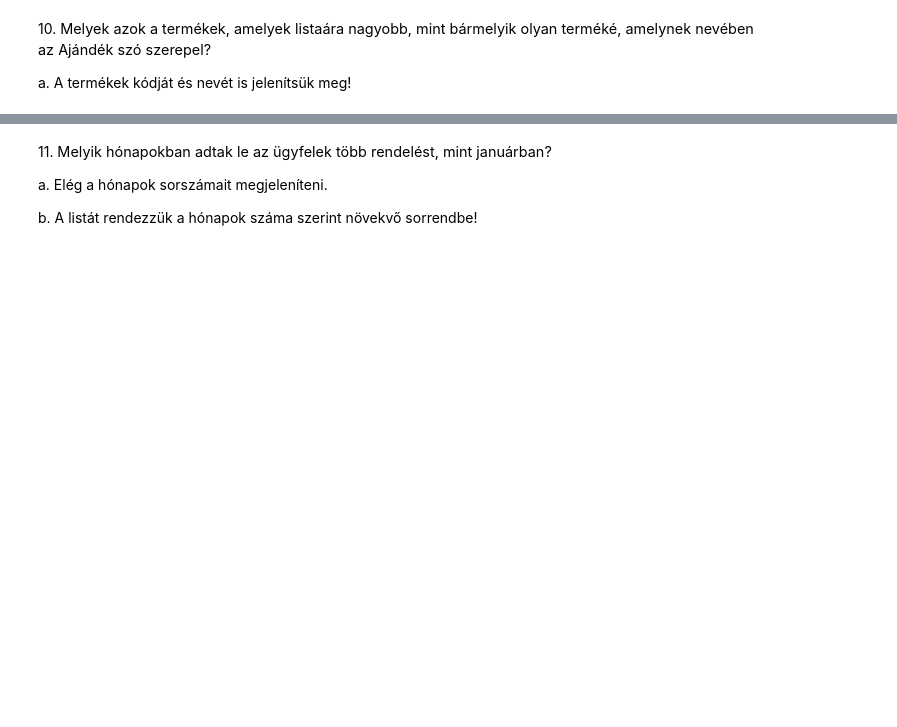
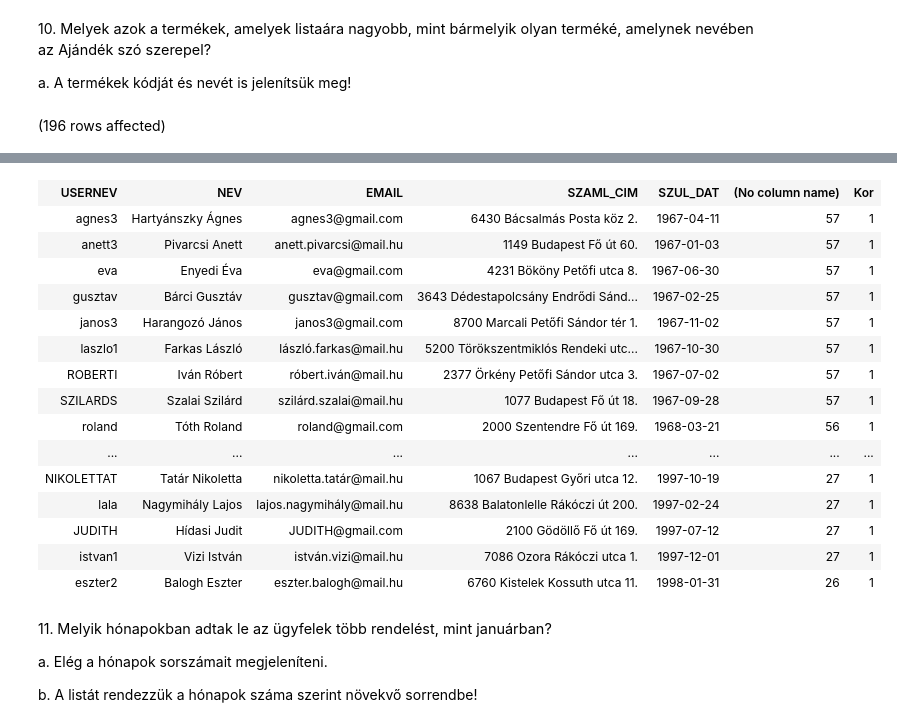
Before and after one commit to raczbeni007/sql_a25y1c, a Jupyter notebook: gyakorlat06_feladatok.ipynb, the cells around one changed output, grey strips where cells are left out. Drawn from its saved outputs; the diff is of its cells as text; code cells hidden in the pictures; blank space fills up the shorter version.

```diff
--- a/gyakorlat06_feladatok.ipynb
+++ b/gyakorlat06_feladatok.ipynb
@@ -169,3 +193,7 @@ Total execution time: 00:00:00.003
 10. <span style="background-color: rgb(255, 255, 255); color: rgb(0, 0, 0); font-family: &quot;Open Sans&quot;, sans-serif; font-size: 14.44px;">Melyek azok a termékek, amelyek listaára nagyobb, mint bármelyik olyan terméké, amelynek nevében az Ajándék szó szerepel?&nbsp;</span>
 
 a. A termékek kódját és nevét is jelenítsük meg!
+# %%
+select *,year(GETDATE())-year(szul_dat), rank() over(partition by year(szul_dat) order by year(szul_dat) ) as 'Kor'from vendeg
+# %% [output]
+(196 rows affected)
@@ -172,3 +201,19 @@ a. A termékek kódját és nevét is jelenítsük meg!
+| USERNEV | NEV | EMAIL | SZAML_CIM | SZUL_DAT | (No column name) | Kor |
+| agnes3 | Hartyánszky Ágnes | agnes3@gmail.com | 6430 Bácsalmás Posta köz 2. | 1967-04-11 | 57 | 1 |
+| anett3 | Pivarcsi Anett | anett.pivarcsi@mail.hu | 1149 Budapest Fő út 60. | 1967-01-03 | 57 | 1 |
+| eva | Enyedi Éva | eva@gmail.com | 4231 Bököny Petőfi utca 8. | 1967-06-30 | 57 | 1 |
+| gusztav | Bárci Gusztáv | gusztav@gmail.com | 3643 Dédestapolcsány Endrődi Sánd... | 1967-02-25 | 57 | 1 |
+| janos3 | Harangozó János | janos3@gmail.com | 8700 Marcali Petőfi Sándor tér 1. | 1967-11-02 | 57 | 1 |
+| laszlo1 | Farkas László | lászló.farkas@mail.hu | 5200 Törökszentmiklós Rendeki utc... | 1967-10-30 | 57 | 1 |
+| ROBERTI | Iván Róbert | róbert.iván@mail.hu | 2377 Örkény Petőfi Sándor utca 3. | 1967-07-02 | 57 | 1 |
+| SZILARDS | Szalai Szilárd | szilárd.szalai@mail.hu | 1077 Budapest Fő út 18. | 1967-09-28 | 57 | 1 |
+| roland | Tóth Roland | roland@gmail.com | 2000 Szentendre Fő út 169. | 1968-03-21 | 56 | 1 |
+| ... | ... | ... | ... | ... | ... | ... |
+| NIKOLETTAT | Tatár Nikoletta | nikoletta.tatár@mail.hu | 1067 Budapest Győri utca 12. | 1997-10-19 | 27 | 1 |
+| lala | Nagymihály Lajos | lajos.nagymihály@mail.hu | 8638 Balatonlelle Rákóczi út 200. | 1997-02-24 | 27 | 1 |
+| JUDITH | Hídasi Judit | JUDITH@gmail.com | 2100 Gödöllő Fő út 169. | 1997-07-12 | 27 | 1 |
+| istvan1 | Vizi István | istván.vizi@mail.hu | 7086 Ozora Rákóczi utca 1. | 1997-12-01 | 27 | 1 |
+| eszter2 | Balogh Eszter | eszter.balogh@mail.hu | 6760 Kistelek Kossuth utca 11. | 1998-01-31 | 26 | 1 |
 # %% [markdown]
 11. <span style="background-color: rgb(255, 255, 255); color: rgb(0, 0, 0); font-family: &quot;Open Sans&quot;, sans-serif; font-size: 14.44px;">Melyik hónapokban adtak le az ügyfelek több rendelést, mint januárban?&nbsp;</span>
 
```
Also changed, not shown: parts of 5 cells of this notebook.
